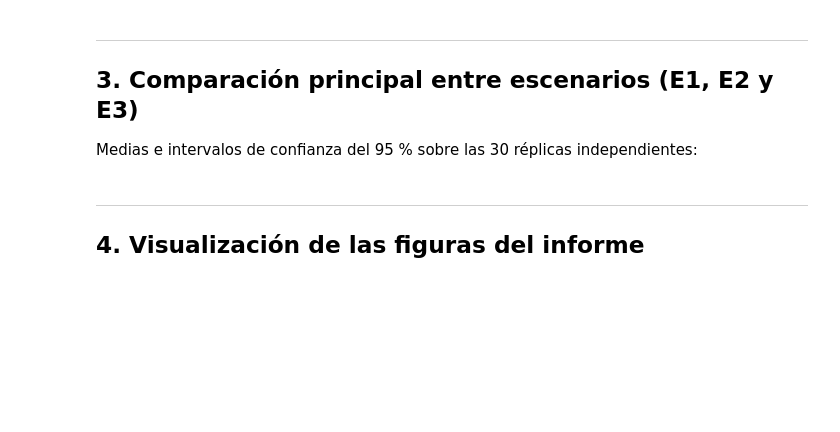
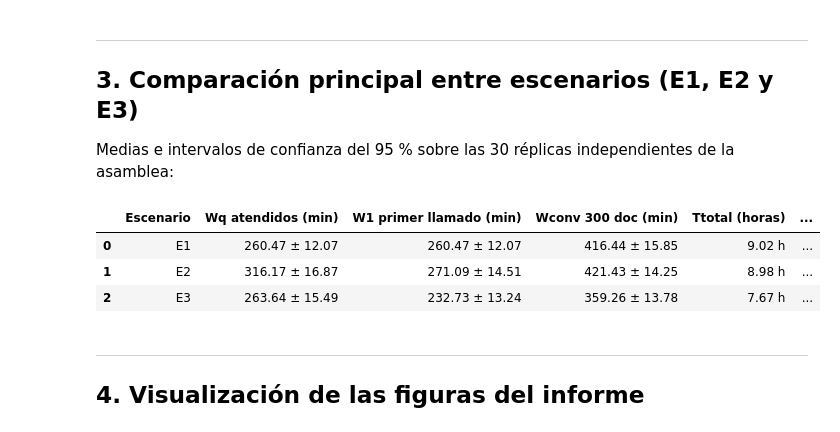
Before and after one commit to XxEmiliano91xX/Proyecto-integrador---INVO2, a Jupyter notebook: Entrega_Final_IO2_Aguirre_Celaya/notebooks/experimentos.ipynb, the cells around one changed output. Saved outputs shown, nothing was run; the diff lists cells and outputs as text; code cells hidden in the pictures; blank space fills up the shorter version.

```diff
--- a/Entrega_Final_IO2_Aguirre_Celaya/notebooks/experimentos.ipynb
+++ b/Entrega_Final_IO2_Aguirre_Celaya/notebooks/experimentos.ipynb
@@ -62,25 +95,30 @@ print(f"Reducción en MSE:    {mc_info['reduccion_mse_pct']:.1f} % (p < 0.001)")
 # %% [markdown]
 ---
 ## 3. Comparación principal entre escenarios (E1, E2 y E3)
-Medias e intervalos de confianza del 95 % sobre las 30 réplicas independientes:
+Medias e intervalos de confianza del 95 % sobre las 30 réplicas independientes de la asamblea:
 # %%
-res_esc = res["comparacion_escenarios"]
+res_esc = res["escenarios_principales"]
 comp_filas = []
 for esc in ["E1", "E2", "E3"]:
     d = res_esc[esc]
     comp_filas.append({
         "Escenario": esc,
-        "Wq atendidos (min)": f"{d['Wq_media']:.2f} ± {d['Wq_semi_ic']:.2f}",
-        "W1 primer llamado (min)": f"{d.get('W1_media', d['Wq_media']):.2f}",
-        "Wconv 300 doc (min)": f"{d['Wconv_media']:.2f} ± {d['Wconv_semi_ic']:.2f}",
-        "Ttotal (horas)": f"{d['Ttotal_media']/60:.2f} h",
-        "% Reintentos": f"{d['reintentos_pct_media']:.2f} %",
-        "Docentes afectados mérito": f"{d.get('afectados_merito_conteo_medio', 0):.1f}",
-        "Satisfacción (0-1)": f"{d['satisfaccion_media']:.3f}"
+        "Wq atendidos (min)": f"{d['wq_atendidos']['media']:.2f} ± {d['wq_atendidos']['semiamplitud']:.2f}",
+        "W1 primer llamado (min)": f"{d['wq_primer_turno']['media']:.2f} ± {d['wq_primer_turno']['semiamplitud']:.2f}",
+        "Wconv 300 doc (min)": f"{d['w_convocados']['media']:.2f} ± {d['w_convocados']['semiamplitud']:.2f}",
+        "Ttotal (horas)": f"{d['t_total_horas']['media']:.2f} h",
+        "% Reintentos": f"{d['pct_reintentos']['media']:.2f} %",
+        "Docentes afectados mérito": f"{d['cant_afectados_merito']['media']:.1f}",
+        "Satisfacción (0-1)": f"{d['satisfaccion_media']['media']:.3f}"
     })
 
 df_comp = pd.DataFrame(comp_filas)
 display(df_comp)
+# %% [output]
+|  | Escenario | Wq atendidos (min) | W1 primer llamado (min) | Wconv 300 doc (min) | Ttotal (horas) | ... |
+| 0 | E1 | 260.47 ± 12.07 | 260.47 ± 12.07 | 416.44 ± 15.85 | 9.02 h | ... |
+| 1 | E2 | 316.17 ± 16.87 | 271.09 ± 14.51 | 421.43 ± 14.25 | 8.98 h | ... |
+| 2 | E3 | 263.64 ± 15.49 | 232.73 ± 13.24 | 359.26 ± 13.78 | 7.67 h | ... |
 # %% [markdown]
 ---
 ## 4. Visualización de las figuras del informe
```
Also changed, not shown: parts of 7 cells of this notebook, 2 other files.
